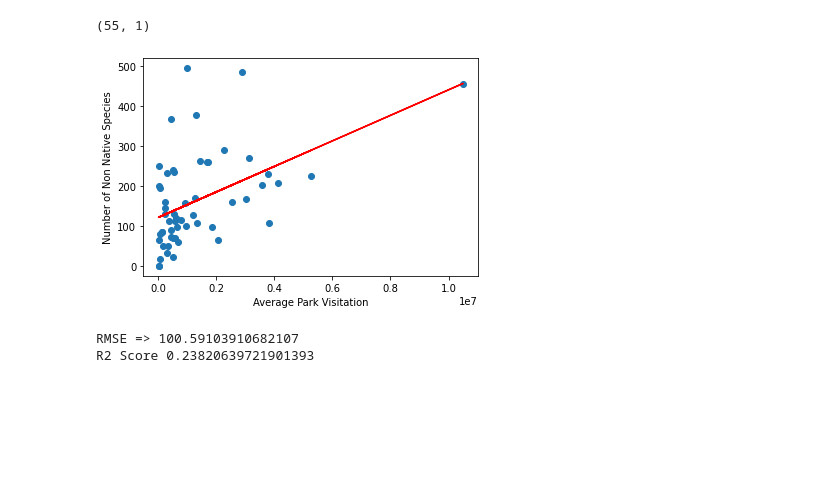
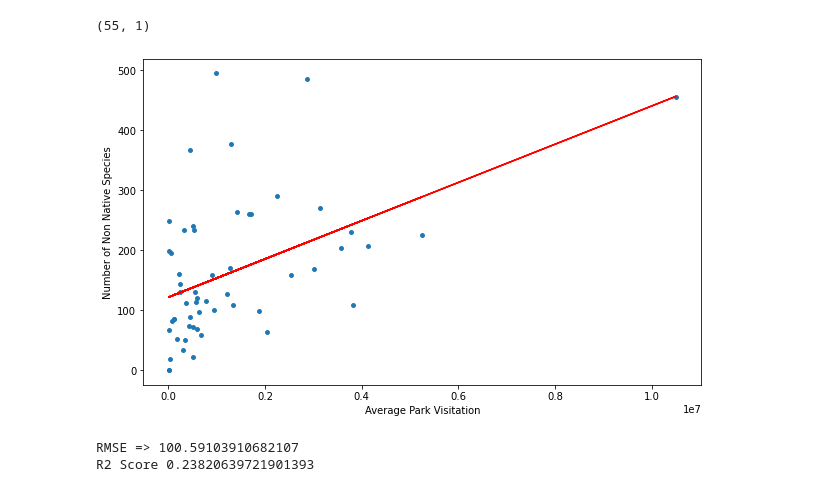
Before and after one commit to holleyvoegtle/Biodiversity_Analysis, a Jupyter notebook: machine-learning/Biodiversity_MachineLearning.ipynb, the cells around one changed output. Drawn from its saved outputs; the diff is of its cells as text; code cells hidden in the pictures; blank space fills up the shorter version.

```diff
--- a/machine-learning/Biodiversity_MachineLearning.ipynb
+++ b/machine-learning/Biodiversity_MachineLearning.ipynb
@@ -167,13 +155,14 @@ print(y_pred.shape)
 # %% [output]
 (55, 1)
 # %%
-plt.scatter(X,y)
+plt.figure(figsize=(10,6))
+plt.scatter(X,y,s=15)
 plt.plot(X, y_pred, color='red')
 plt.xlabel('Average Park Visitation')
 plt.ylabel('Number of Non Native Species')
 plt.show()
 # %% [output]
-[figure, old version]
+[figure, new version]
 # %%
 #Calculate Root Mean Square Error
 print('RMSE =>',  np.sqrt(mean_squared_error(y, y_pred)))
```
Also changed, not shown: parts of 11 cells of this notebook, 6 other files.
